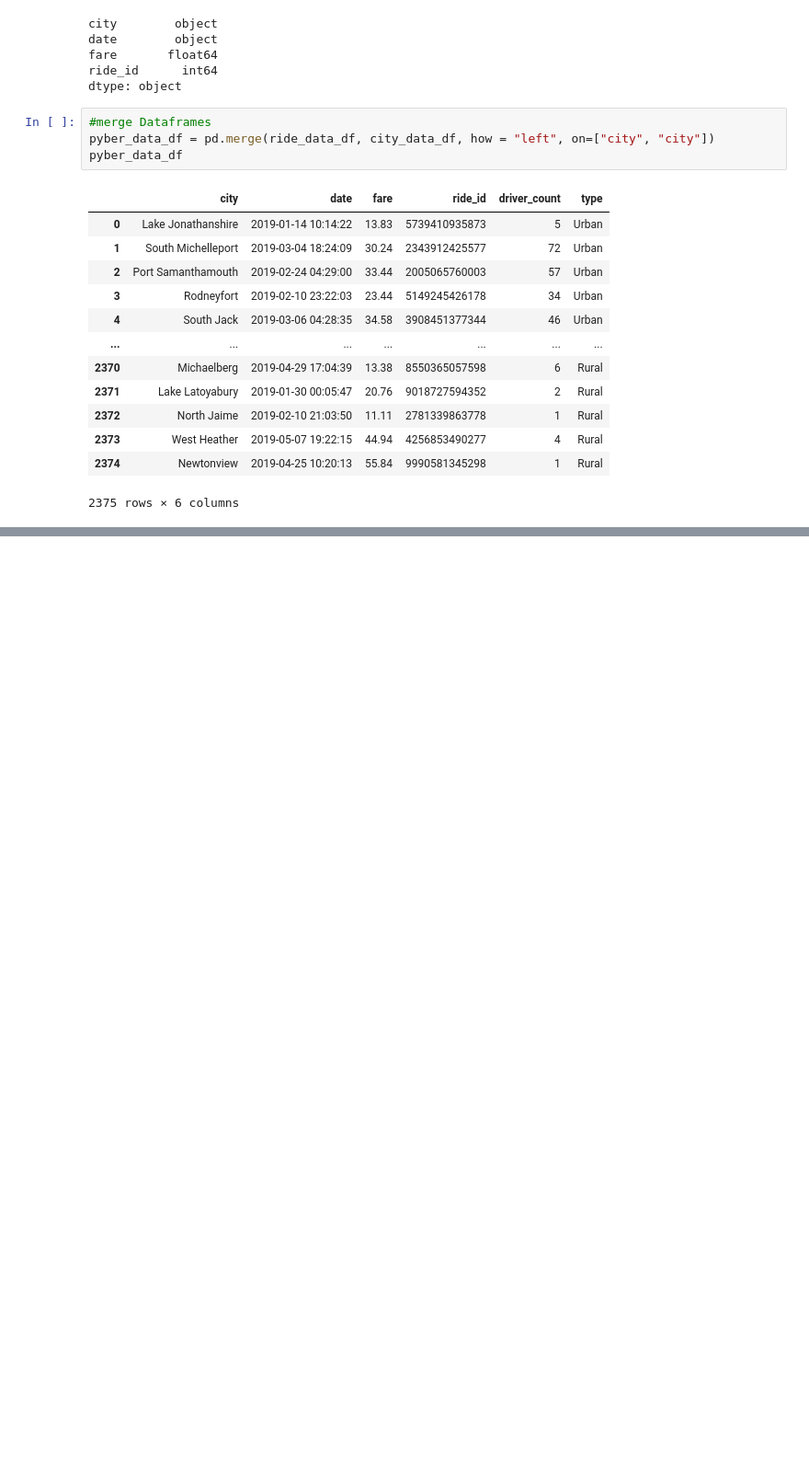
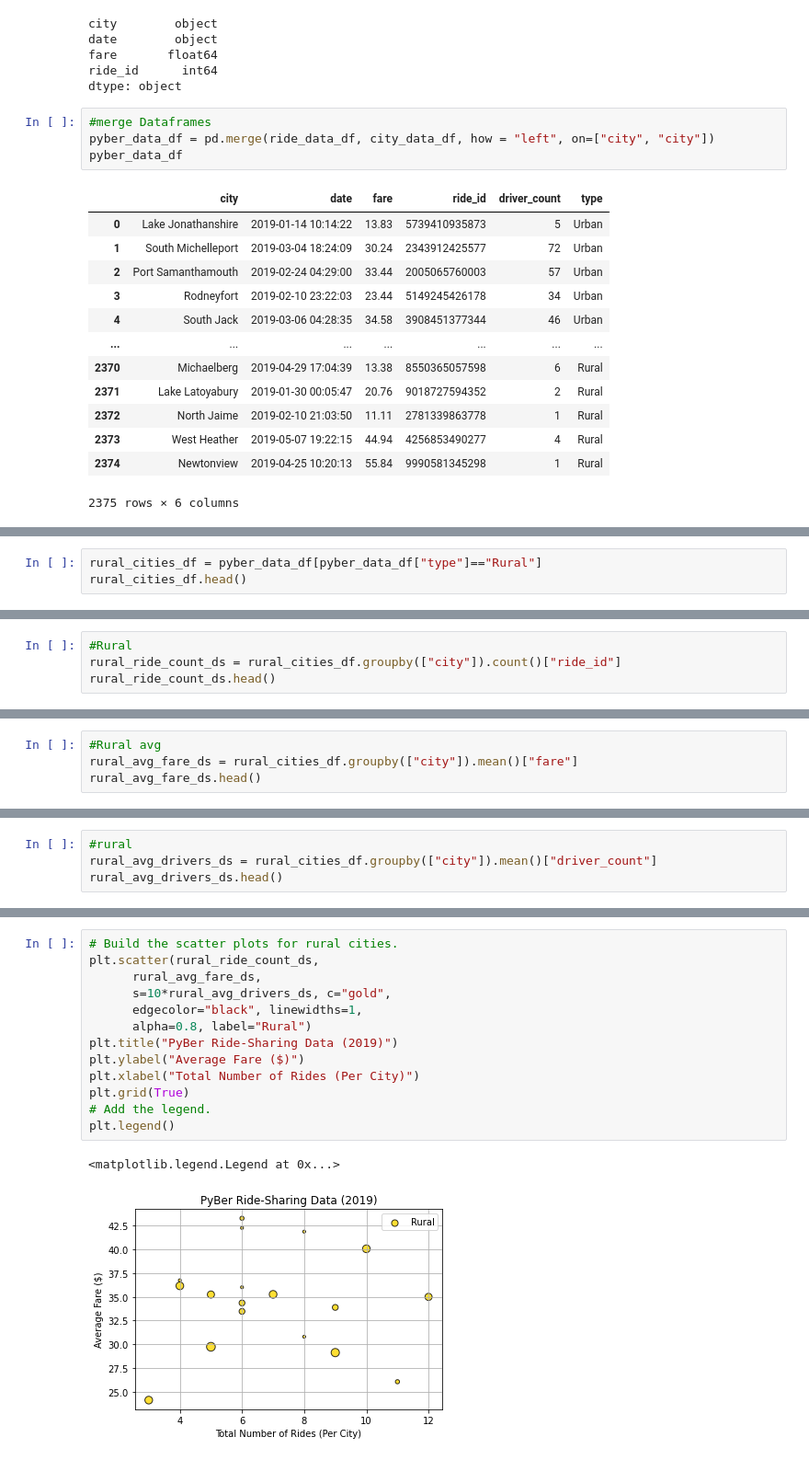
Before and after one commit to manBow1119/PyBer-analysis, a Jupyter notebook: PyBer_Analysis.ipynb, the cells around one changed output, grey strips where cells are left out. Shown: that part at 92% size. Saved outputs shown, nothing was run; the diff lists cells and outputs as text; blank space fills up the shorter version.

```diff
--- a/PyBer_Analysis.ipynb
+++ b/PyBer_Analysis.ipynb
@@ -118,0 +140,3 @@ pyber_data_df
+# %%
+rural_cities_df = pyber_data_df[pyber_data_df["type"]=="Rural"]
+rural_cities_df.head()
@@ -118,0 +175,4 @@ pyber_data_df
+# %%
+#Rural
+rural_ride_count_ds = rural_cities_df.groupby(["city"]).count()["ride_id"]
+rural_ride_count_ds.head()
@@ -118,0 +211,4 @@ pyber_data_df
+# %%
+#Rural avg
+rural_avg_fare_ds = rural_cities_df.groupby(["city"]).mean()["fare"]
+rural_avg_fare_ds.head()
@@ -118,0 +247,4 @@ pyber_data_df
+# %%
+#rural
+rural_avg_drivers_ds = rural_cities_df.groupby(["city"]).mean()["driver_count"]
+rural_avg_drivers_ds.head()
@@ -118,0 +291,16 @@ pyber_data_df
+# %%
+# Build the scatter plots for rural cities.
+plt.scatter(rural_ride_count_ds,
+      rural_avg_fare_ds,
+      s=10*rural_avg_drivers_ds, c="gold",
+      edgecolor="black", linewidths=1,
+      alpha=0.8, label="Rural")
+plt.title("PyBer Ride-Sharing Data (2019)")
+plt.ylabel("Average Fare ($)")
+plt.xlabel("Total Number of Rides (Per City)")
+plt.grid(True)
+# Add the legend.
+plt.legend()
+# %% [output]
+<matplotlib.legend.Legend at 0x...>
+[figure, added]
```
Also changed, not shown: parts of 16 cells of this notebook, 1 other file.
